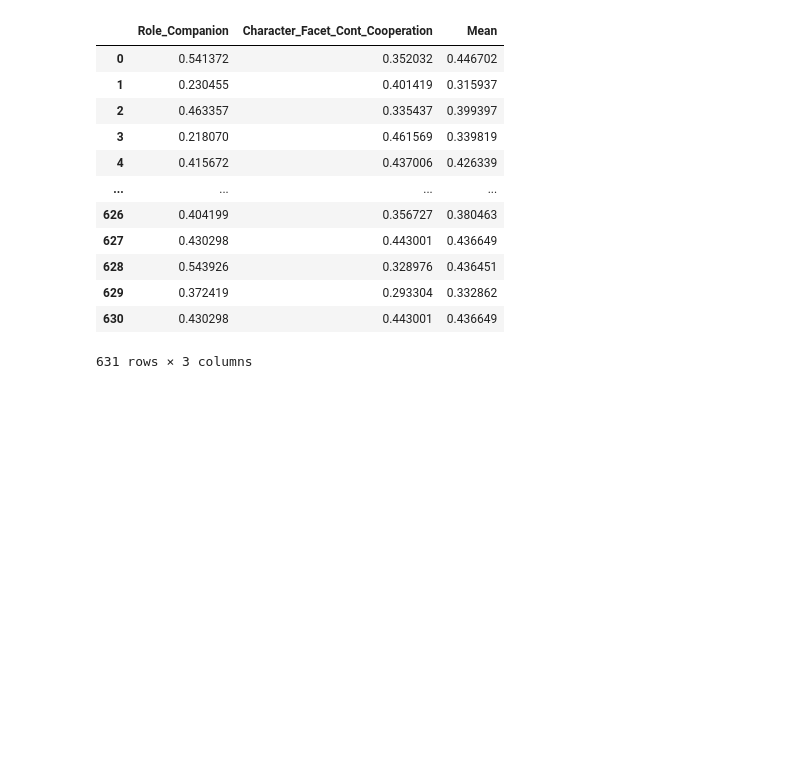
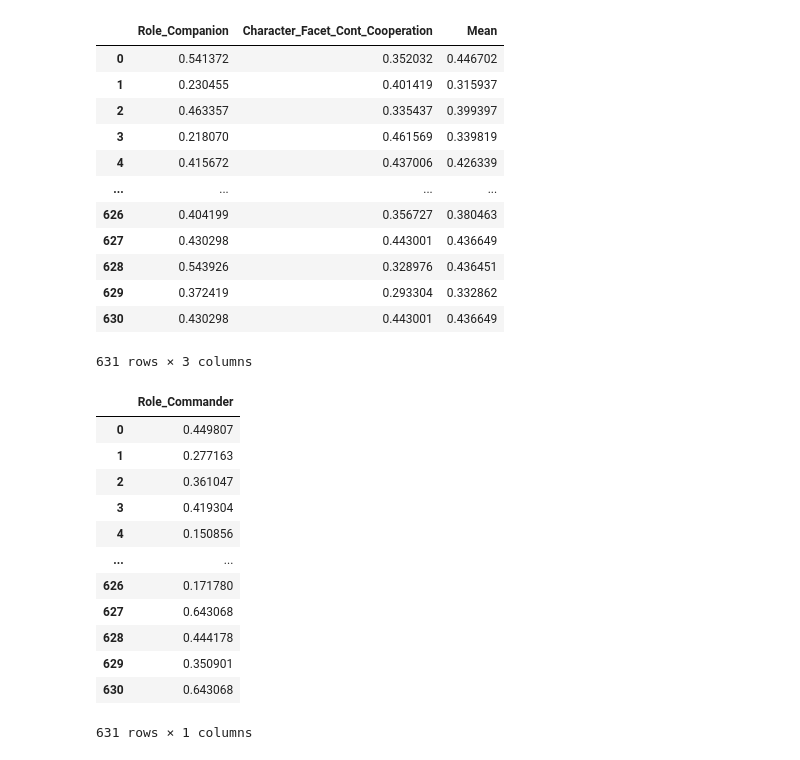
Before and after one commit to dindaslsbilla/coba, a Jupyter notebook: Untitled1.ipynb, the cells around one changed output. Drawn from its saved outputs; the diff is of its cells as text; code cells hidden in the pictures; blank space fills up the shorter version.

Commit message:
add role commander to csv

```diff
--- a/Untitled1.ipynb
+++ b/Untitled1.ipynb
@@ -1167,3 +1167,20 @@ rolecompanion_df
 | 629 | 0.372419 | 0.293304 | 0.332862 |
 | 630 | 0.430298 | 0.443001 | 0.436649 |
 631 rows × 3 columns
+# %%
+maingames_rolecommander = maingames[["Role_Commander"]]
+maingames_rolecommander
+# %% [output]
+|  | Role_Commander |
+| 0 | 0.449807 |
+| 1 | 0.277163 |
+| 2 | 0.361047 |
+| 3 | 0.419304 |
+| 4 | 0.150856 |
+| ... | ... |
+| 626 | 0.171780 |
+| 627 | 0.643068 |
+| 628 | 0.444178 |
+| 629 | 0.350901 |
+| 630 | 0.643068 |
+631 rows × 1 columns
```
Also changed, not shown: parts of 1 cell of this notebook, 1 other file.
